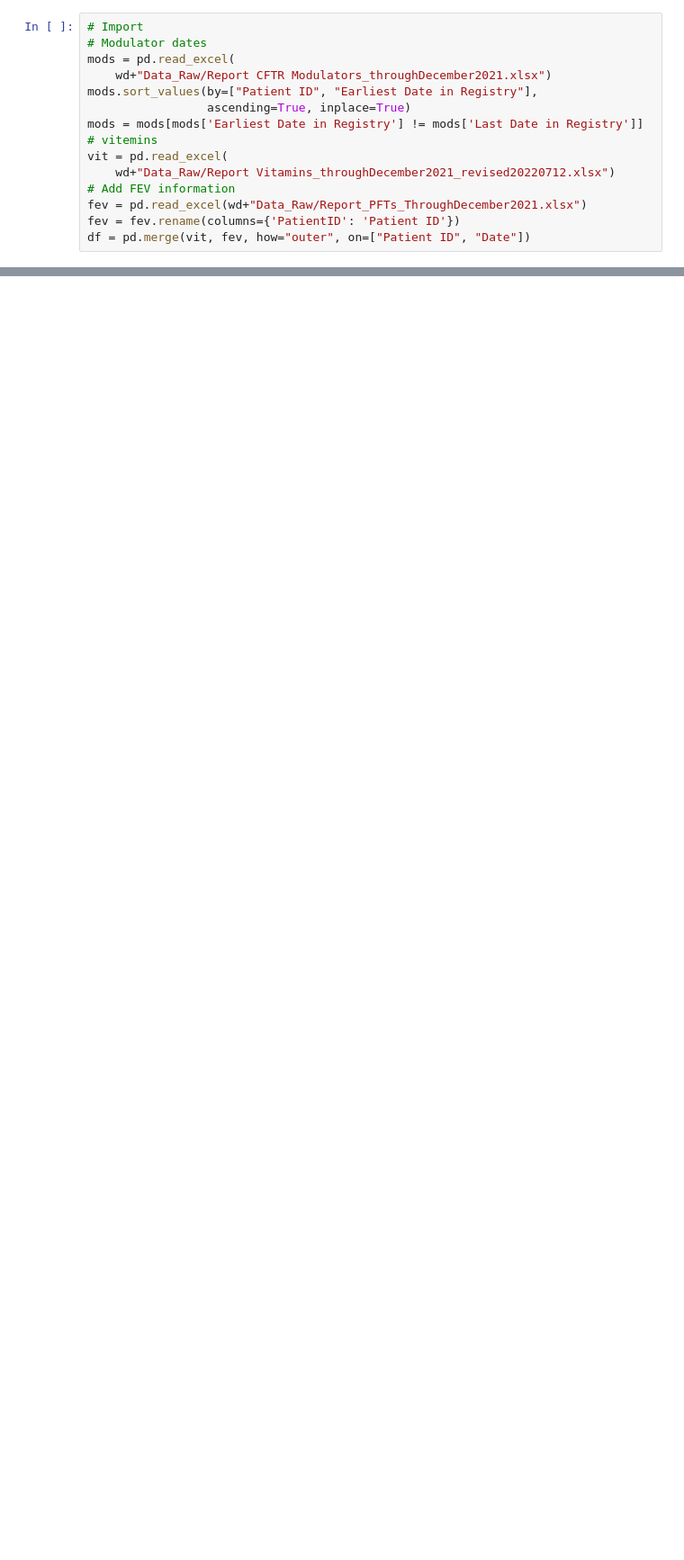
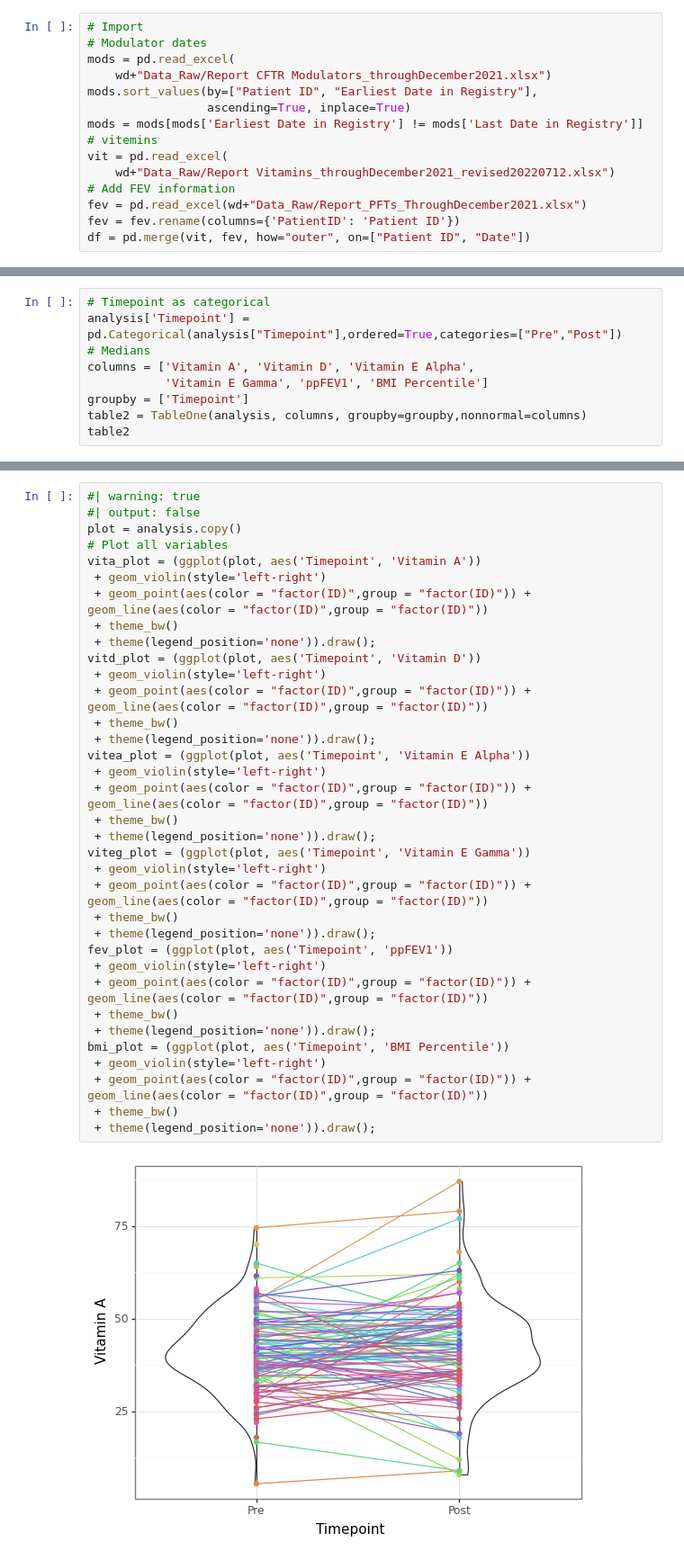
Before and after one commit to childhealthbiostatscore/CF, a Jupyter notebook: Edith Zemanick/CF Nutrition/cf_nutrition.ipynb, the cells around one changed output, grey strips where cells are left out. Shown at 90% size. Cells and saved outputs as stored; diff of their text form; blank space fills up the shorter version.

```diff
--- a/Edith Zemanick/CF Nutrition/cf_nutrition.ipynb
+++ b/Edith Zemanick/CF Nutrition/cf_nutrition.ipynb
@@ -175,0 +274,9 @@ analysis.to_csv(wd+"Data_Cleaned/analysis.csv", index=False)
+# %%
+# Timepoint as categorical
+analysis['Timepoint'] = pd.Categorical(analysis["Timepoint"],ordered=True,categories=["Pre","Post"])
+# Medians
+columns = ['Vitamin A', 'Vitamin D', 'Vitamin E Alpha',
+           'Vitamin E Gamma', 'ppFEV1', 'BMI Percentile']
+groupby = ['Timepoint']
+table2 = TableOne(analysis, columns, groupby=groupby,nonnormal=columns)
+table2
@@ -175,0 +297,37 @@ analysis.to_csv(wd+"Data_Cleaned/analysis.csv", index=False)
+# %%
+#| warning: true
+#| output: false
+plot = analysis.copy()
+# Plot all variables
+vita_plot = (ggplot(plot, aes('Timepoint', 'Vitamin A'))
+ + geom_violin(style='left-right')
+ + geom_point(aes(color = "factor(ID)",group = "factor(ID)")) + geom_line(aes(color = "factor(ID)",group = "factor(ID)"))
+ + theme_bw()
+ + theme(legend_position='none')).draw();
+vitd_plot = (ggplot(plot, aes('Timepoint', 'Vitamin D'))
+ + geom_violin(style='left-right')
+ + geom_point(aes(color = "factor(ID)",group = "factor(ID)")) + geom_line(aes(color = "factor(ID)",group = "factor(ID)"))
+ + theme_bw()
+ + theme(legend_position='none')).draw();
+vitea_plot = (ggplot(plot, aes('Timepoint', 'Vitamin E Alpha'))
+ + geom_violin(style='left-right')
+ + geom_point(aes(color = "factor(ID)",group = "factor(ID)")) + geom_line(aes(color = "factor(ID)",group = "factor(ID)"))
+ + theme_bw()
+ + theme(legend_position='none')).draw();
+viteg_plot = (ggplot(plot, aes('Timepoint', 'Vitamin E Gamma'))
+ + geom_violin(style='left-right')
+ + geom_point(aes(color = "factor(ID)",group = "factor(ID)")) + geom_line(aes(color = "factor(ID)",group = "factor(ID)"))
+ + theme_bw()
+ + theme(legend_position='none')).draw();
+fev_plot = (ggplot(plot, aes('Timepoint', 'ppFEV1'))
+ + geom_violin(style='left-right')
+ + geom_point(aes(color = "factor(ID)",group = "factor(ID)")) + geom_line(aes(color = "factor(ID)",group = "factor(ID)"))
+ + theme_bw()
+ + theme(legend_position='none')).draw();
+bmi_plot = (ggplot(plot, aes('Timepoint', 'BMI Percentile'))
+ + geom_violin(style='left-right')
+ + geom_point(aes(color = "factor(ID)",group = "factor(ID)")) + geom_line(aes(color = "factor(ID)",group = "factor(ID)"))
+ + theme_bw()
+ + theme(legend_position='none')).draw();
+# %% [output]
+[figure, added]
```
Also changed, not shown: parts of 19 cells of this notebook.
